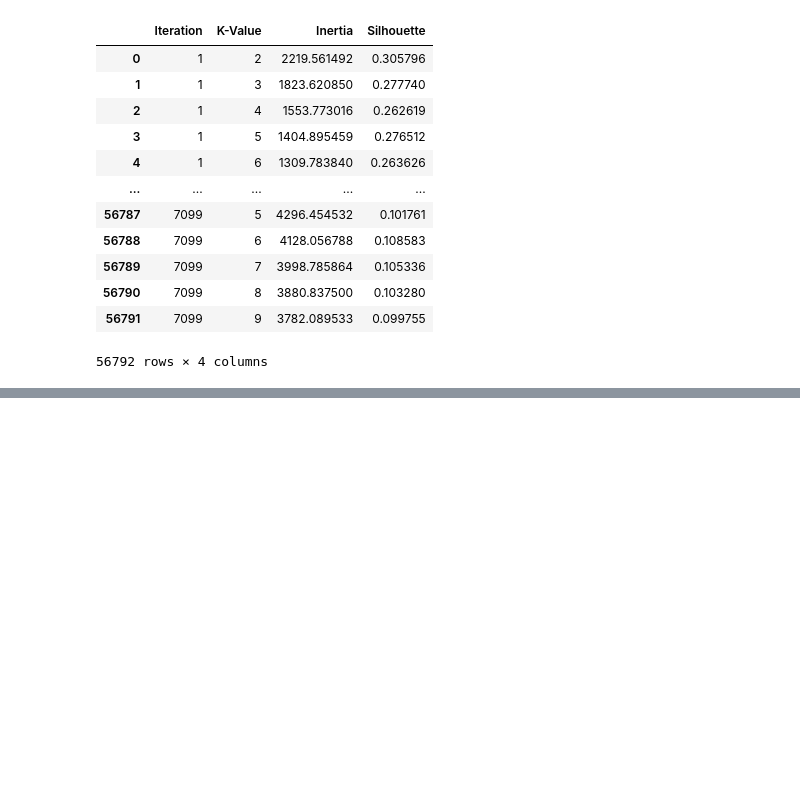
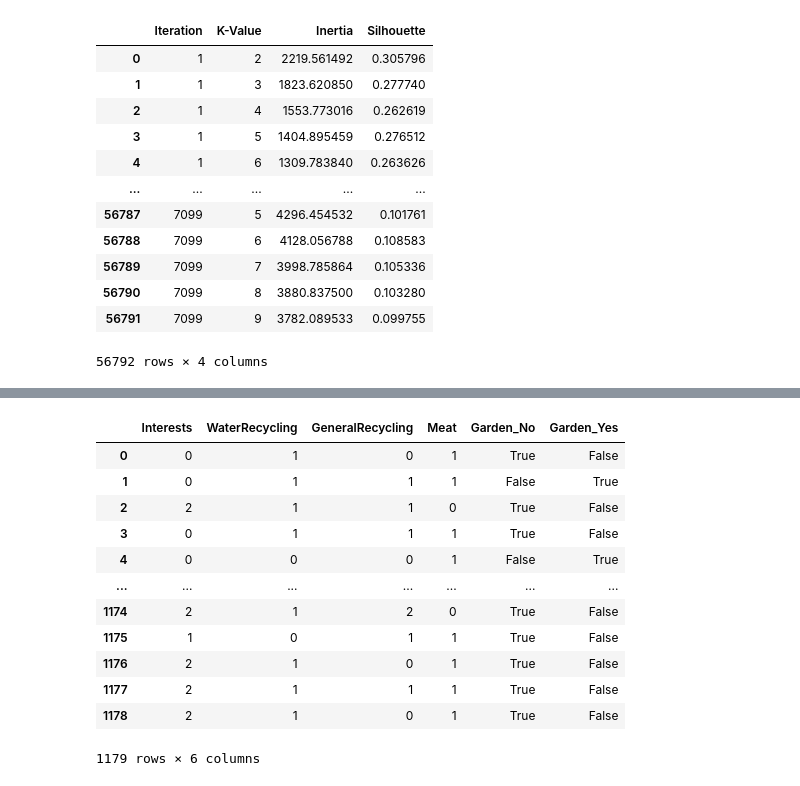
Before and after one commit to IgnacioGB1990/Data_Desafio, a Jupyter notebook: Cleaning/column_selection.ipynb, the cells around one changed output, grey strips where cells are left out. Cells and saved outputs as stored; diff of their text form; code cells hidden in the pictures; blank space fills up the shorter version.

Commit message:
column selection accomplished

```diff
--- a/Cleaning/column_selection.ipynb
+++ b/Cleaning/column_selection.ipynb
@@ -290,0 +317,16 @@ all
+# %%
+one_hot_encoded_dataframes[792]
+# %% [output]
+|  | Interests | WaterRecycling | GeneralRecycling | Meat | Garden_No | Garden_Yes |
+| 0 | 0 | 1 | 0 | 1 | True | False |
+| 1 | 0 | 1 | 1 | 1 | False | True |
+| 2 | 2 | 1 | 1 | 0 | True | False |
+| 3 | 0 | 1 | 1 | 1 | True | False |
+| 4 | 0 | 0 | 0 | 1 | False | True |
+| ... | ... | ... | ... | ... | ... | ... |
+| 1174 | 2 | 1 | 2 | 0 | True | False |
+| 1175 | 1 | 0 | 1 | 1 | True | False |
+| 1176 | 2 | 1 | 0 | 1 | True | False |
+| 1177 | 2 | 1 | 1 | 1 | True | False |
+| 1178 | 2 | 1 | 0 | 1 | True | False |
+1179 rows × 6 columns
```
Also changed, not shown: parts of 7 cells of this notebook, 2 other files.
